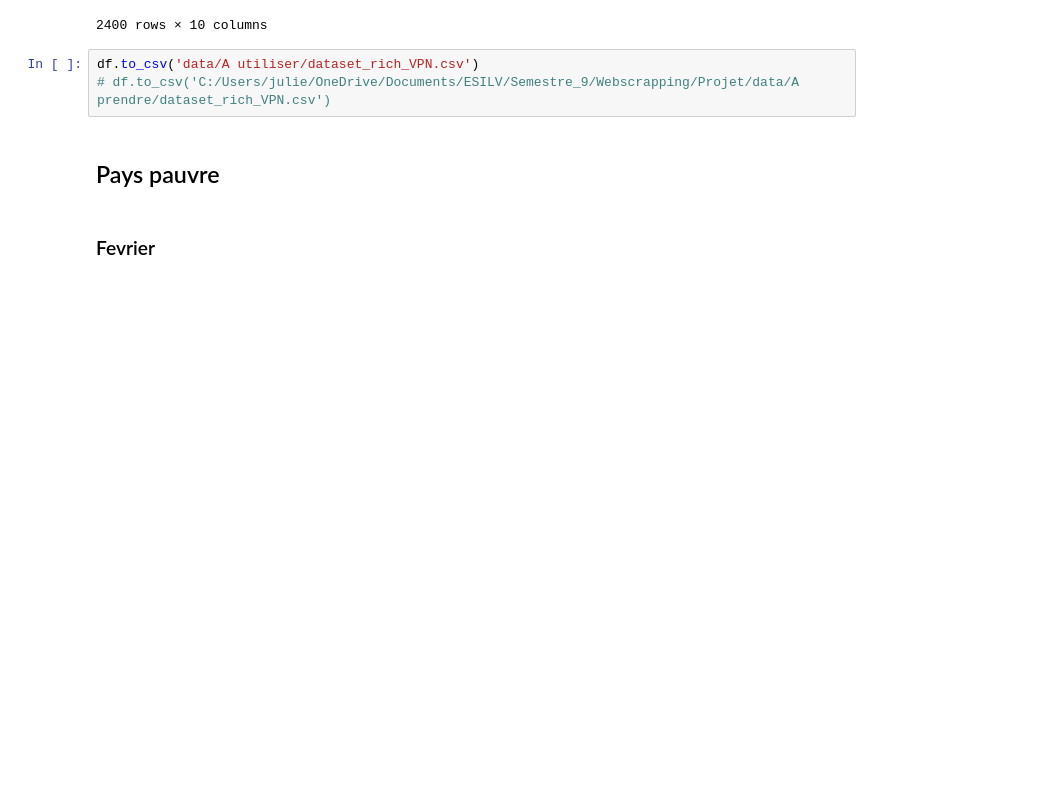
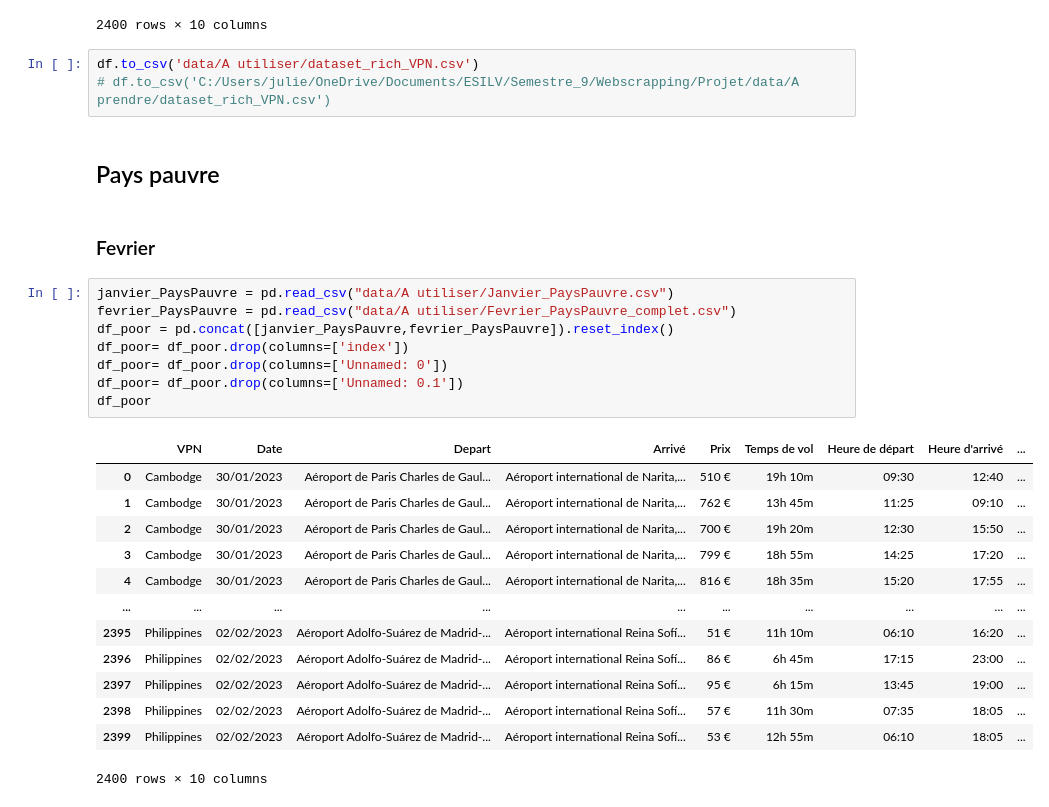
Before and after one commit to bebeyoul/Plane_ticket_price, a Jupyter notebook: concatenation.ipynb, the cells around one changed output. Cells and saved outputs as stored; diff of their text form; blank space fills up the shorter version.

```diff
--- a/concatenation.ipynb
+++ b/concatenation.ipynb
@@ -66,3 +67,25 @@ df.to_csv('data/A utiliser/dataset_rich_VPN.csv')
 ## Pays pauvre
 # %% [markdown]
 ### Fevrier
+# %%
+janvier_PaysPauvre = pd.read_csv("data/A utiliser/Janvier_PaysPauvre.csv")
+fevrier_PaysPauvre = pd.read_csv("data/A utiliser/Fevrier_PaysPauvre_complet.csv")
+df_poor = pd.concat([janvier_PaysPauvre,fevrier_PaysPauvre]).reset_index()
+df_poor= df_poor.drop(columns=['index'])
+df_poor= df_poor.drop(columns=['Unnamed: 0'])
+df_poor= df_poor.drop(columns=['Unnamed: 0.1'])
+df_poor
+# %% [output]
+|  | VPN | Date | Depart | Arrivé | Prix | Temps de vol | Heure de départ | Heure d'arrivé | ... |
+| 0 | Cambodge | 30/01/2023 | Aéroport de Paris Charles de Gaul... | Aéroport international de Narita,... | 510 € | 19h 10m | 09:30 | 12:40 | ... |
+| 1 | Cambodge | 30/01/2023 | Aéroport de Paris Charles de Gaul... | Aéroport international de Narita,... | 762 € | 13h 45m | 11:25 | 09:10 | ... |
+| 2 | Cambodge | 30/01/2023 | Aéroport de Paris Charles de Gaul... | Aéroport international de Narita,... | 700 € | 19h 20m | 12:30 | 15:50 | ... |
+| 3 | Cambodge | 30/01/2023 | Aéroport de Paris Charles de Gaul... | Aéroport international de Narita,... | 799 € | 18h 55m | 14:25 | 17:20 | ... |
+| 4 | Cambodge | 30/01/2023 | Aéroport de Paris Charles de Gaul... | Aéroport international de Narita,... | 816 € | 18h 35m | 15:20 | 17:55 | ... |
+| ... | ... | ... | ... | ... | ... | ... | ... | ... | ... |
+| 2395 | Philippines | 02/02/2023 | Aéroport Adolfo-Suárez de Madrid-... | Aéroport international Reina Sofí... | 51 € | 11h 10m | 06:10 | 16:20 | ... |
+| 2396 | Philippines | 02/02/2023 | Aéroport Adolfo-Suárez de Madrid-... | Aéroport international Reina Sofí... | 86 € | 6h 45m | 17:15 | 23:00 | ... |
+| 2397 | Philippines | 02/02/2023 | Aéroport Adolfo-Suárez de Madrid-... | Aéroport international Reina Sofí... | 95 € | 6h 15m | 13:45 | 19:00 | ... |
+| 2398 | Philippines | 02/02/2023 | Aéroport Adolfo-Suárez de Madrid-... | Aéroport international Reina Sofí... | 57 € | 11h 30m | 07:35 | 18:05 | ... |
+| 2399 | Philippines | 02/02/2023 | Aéroport Adolfo-Suárez de Madrid-... | Aéroport international Reina Sofí... | 53 € | 12h 55m | 06:10 | 18:05 | ... |
+2400 rows × 10 columns
```
Also changed, not shown: parts of 10 cells of this notebook, 6 other files.
